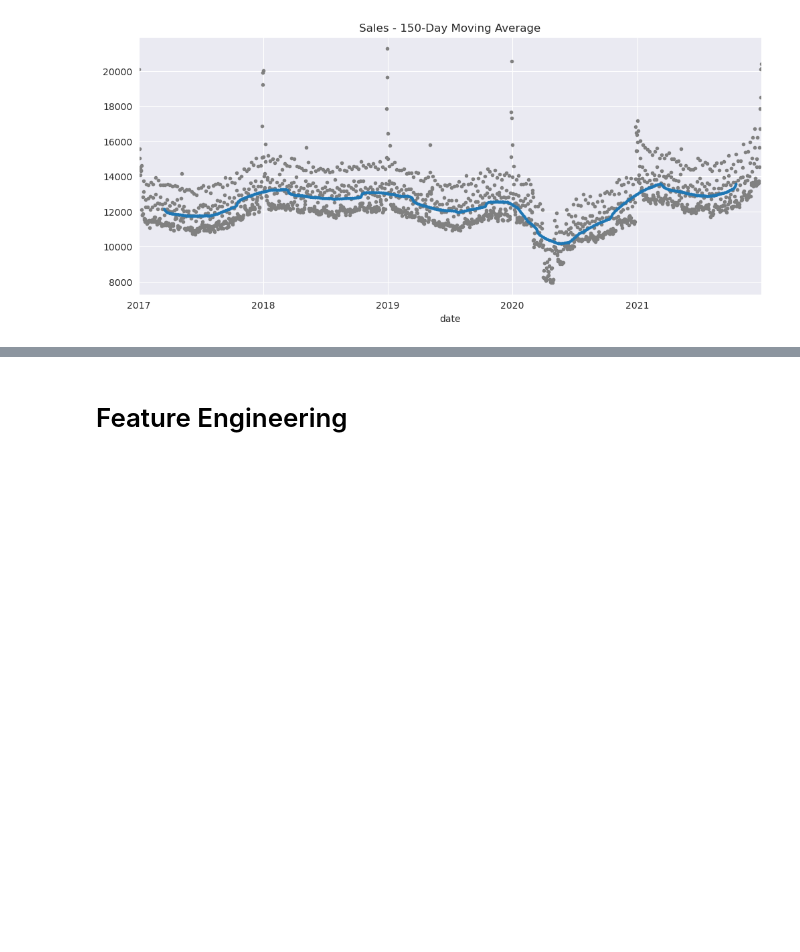
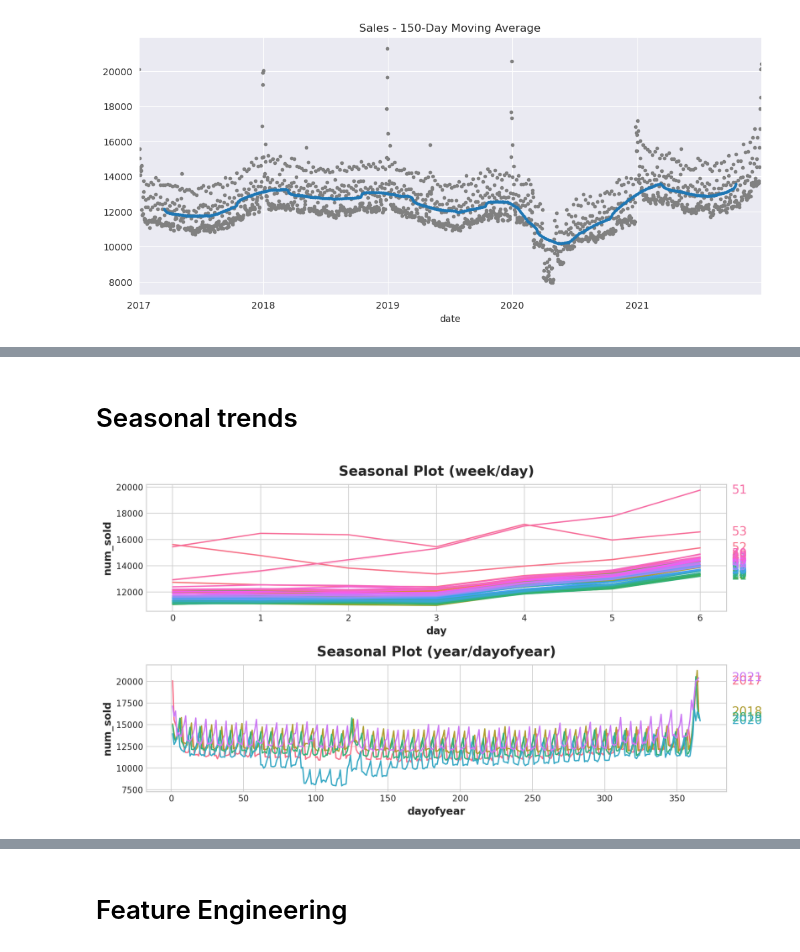
Before and after one commit to vaishakhRaveendran/Kaggle-sale-forcasting, a Jupyter notebook: time-series-forecasting.ipynb, the cells around one changed output, grey strips where cells are left out. Cells and saved outputs as stored; diff of their text form; code cells hidden in the pictures; blank space fills up the shorter version.

```diff
--- a/time-series-forecasting.ipynb
+++ b/time-series-forecasting.ipynb
@@ -219,0 +233,12 @@ ax.legend();
+# %% [markdown]
+# Seasonal trends
+# %%
+#Checking for seasonal trends
+df_season=df_train.groupby([df_train.date])['num_sold'].sum().to_frame()
+# days within a week
+df_season["day"] = df_season.index.dayofweek  # the x-axis (freq)
+df_season["week"] = df_season.index.week  # the seasonal period (period)
+
+# days within a year
+df_season["dayofyear"] = df_season.index.dayofyear
+df_season["year"] = df_season.index.year
@@ -219,0 +335,6 @@ ax.legend();
+# %%
+fig, (ax0, ax1) = plt.subplots(2, 1, figsize=(11, 6))
+seasonal_plot(df_season, y="num_sold", period="week", freq="day", ax=ax0)
+seasonal_plot(df_season, y="num_sold", period="year", freq="dayofyear", ax=ax1);
+# %% [output]
+[figure, added]
```
Also changed, not shown: parts of 7 cells of this notebook.
